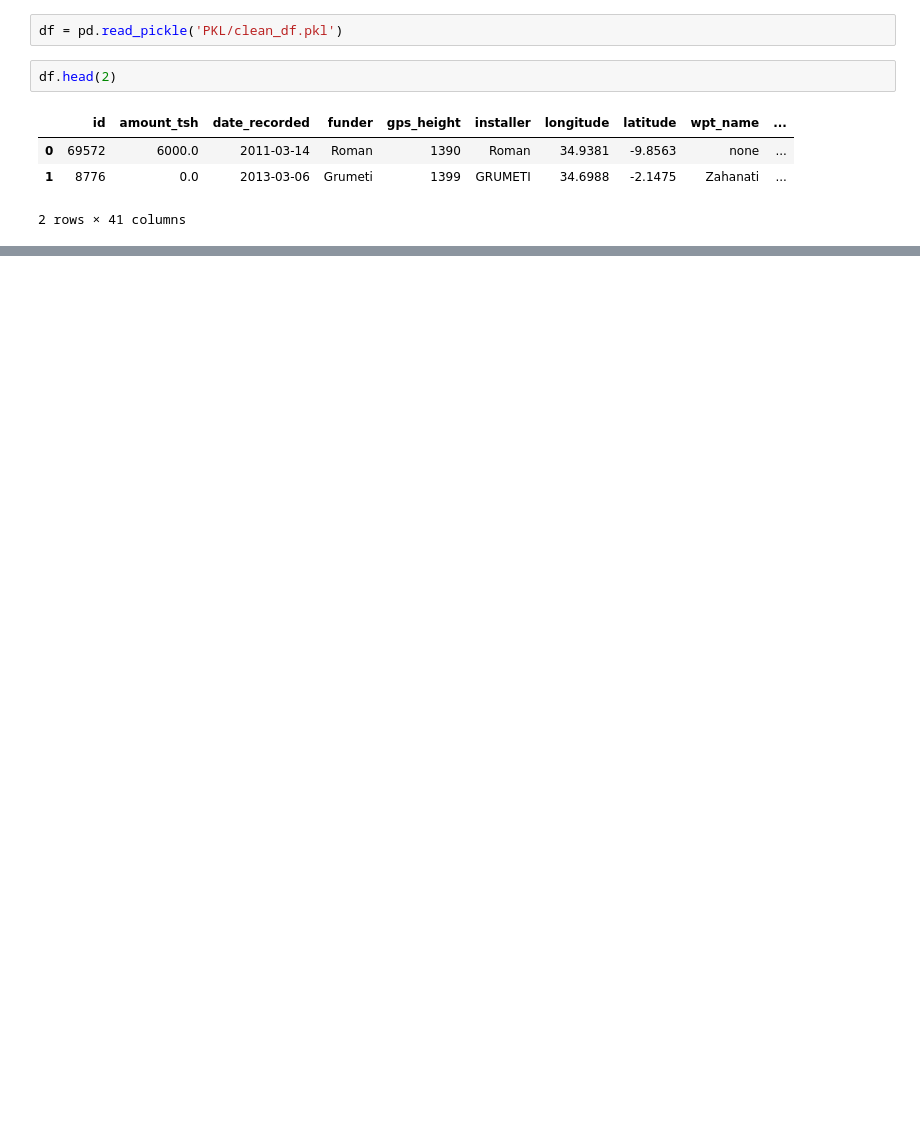
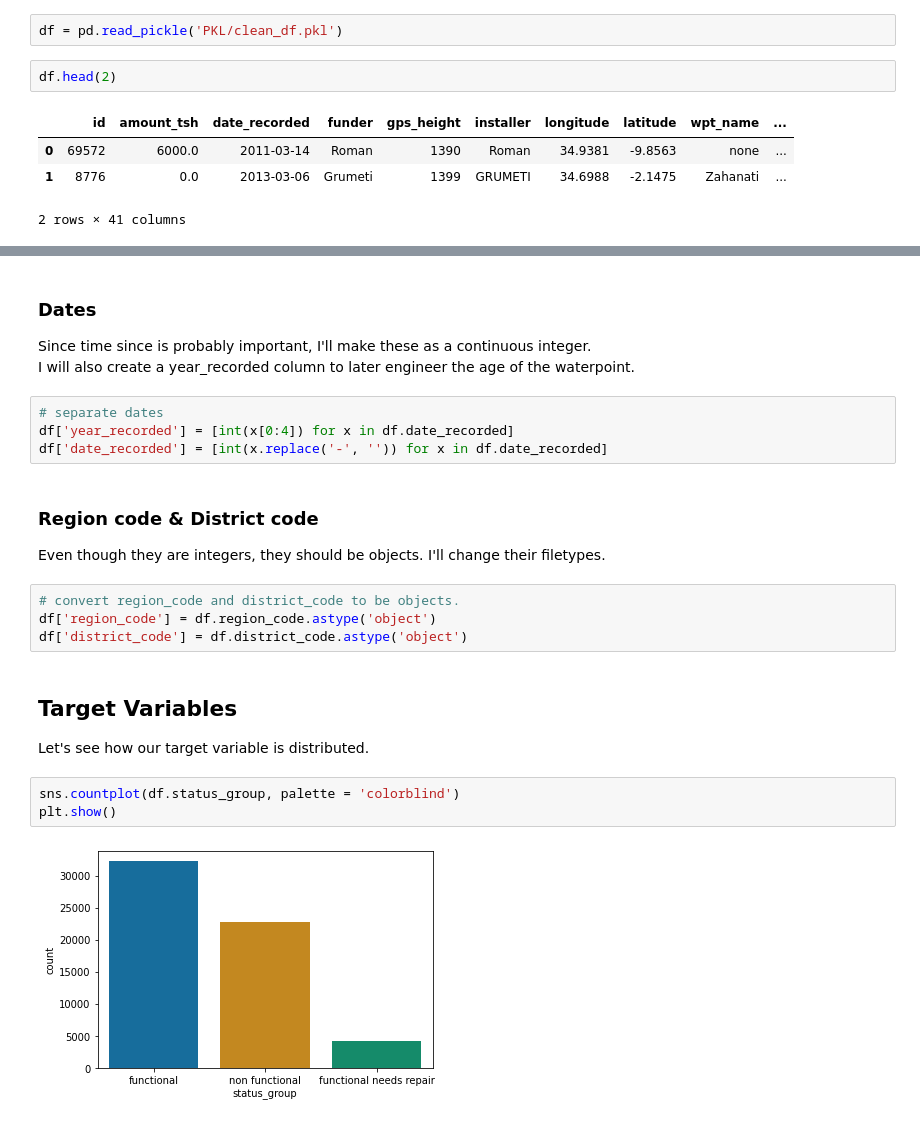
Before and after one commit to stereopickle/Tanzanian_water_pump_classificationn, a Jupyter notebook: 020.Exploratory_Data_Analysis.ipynb, the cells around one changed output, grey strips where cells are left out. Cells and saved outputs as stored; diff of their text form; blank space fills up the shorter version.

```diff
--- a/020.Exploratory_Data_Analysis.ipynb
+++ b/020.Exploratory_Data_Analysis.ipynb
@@ -19,0 +31,23 @@ df.head(2)
+# %% [markdown]
+### Dates
+Since time since is probably important, I'll make these as a continuous integer.
+I will also create a year_recorded column to later engineer the age of the waterpoint.
+# %%
+# separate dates
+df['year_recorded'] = [int(x[0:4]) for x in df.date_recorded]
+df['date_recorded'] = [int(x.replace('-', '')) for x in df.date_recorded]
+# %% [markdown]
+### Region code & District code
+Even though they are integers, they should be objects. I'll change their filetypes.
+# %%
+# convert region_code and district_code to be objects.
+df['region_code'] = df.region_code.astype('object')
+df['district_code'] = df.district_code.astype('object')
+# %% [markdown]
+## Target Variables
+Let's see how our target variable is distributed.
+# %%
+sns.countplot(df.status_group, palette = 'colorblind')
+plt.show()
+# %% [output]
+[figure, added]
```
Also changed, not shown: parts of 42 cells of this notebook.
